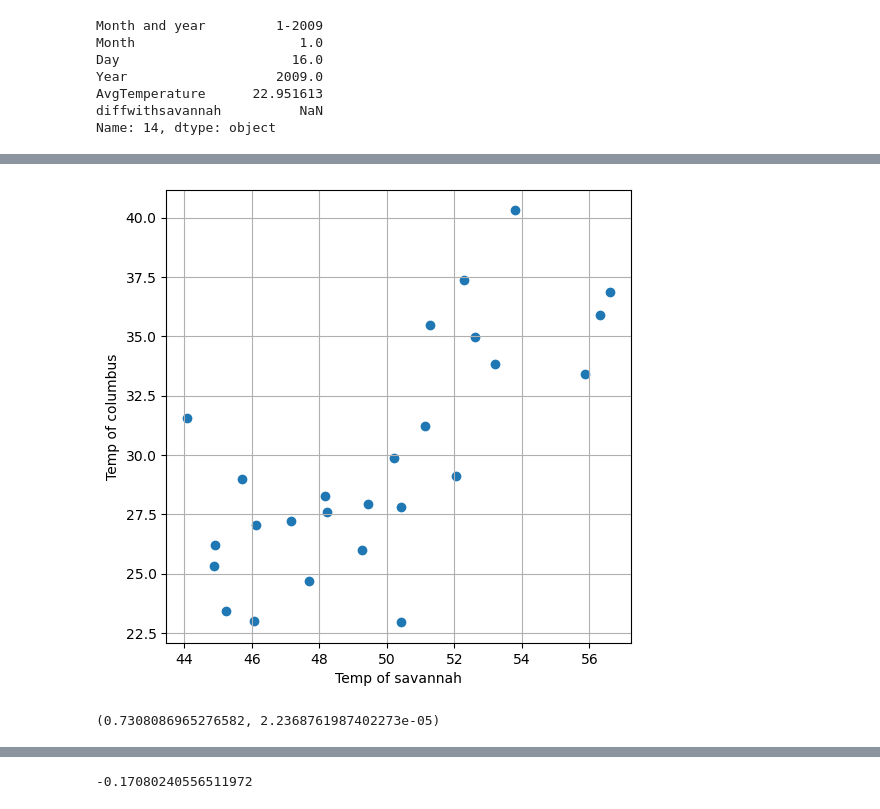
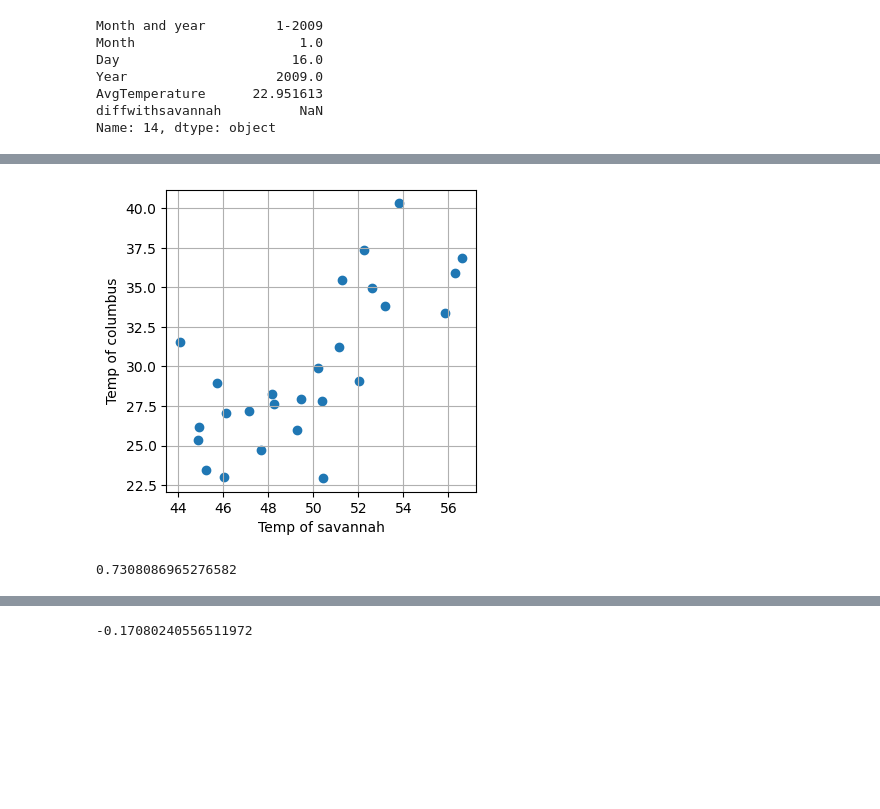
Before and after one commit to jasonduong96/arctic-influence, a Jupyter notebook: Project #1- Influence of temperature fronts on continental U.S.ipynb, the cells around one changed output, grey strips where cells are left out. Drawn from its saved outputs; the diff is of its cells as text; code cells hidden in the pictures; blank space fills up the shorter version.

```diff
--- a/Project #1- Influence of temperature fronts on continental U.S.ipynb
+++ b/Project #1- Influence of temperature fronts on continental U.S.ipynb
@@ -545,14 +317,14 @@ stats.pearsonr(dfcolumbus[dfcolumbus['Month']==1].groupby('Month and year').mean
 # %%
-plt.figure(figsize=(6,6), dpi=100)
+plt.figure(figsize=(4,4), dpi=100)
 plt.grid()
 plt.scatter(dfsavannah[dfsavannah['Month']==1].groupby('Month and year').mean()['AvgTemperature'], dfcolumbus[dfcolumbus['Month']==1].groupby('Month and year').mean()['AvgTemperature'])
 plt.xlabel('Temp of savannah')
 plt.ylabel('Temp of columbus')
 plt.show()
 # %% [output]
-[figure, old version]
+[figure, new version]
 # %%
-stats.pearsonr(dfsavannah[dfsavannah['Month']==1].groupby('Month and year').mean()['AvgTemperature'], dfcolumbus[dfcolumbus['Month']==1].groupby('Month and year').mean()['AvgTemperature'])
+stats.pearsonr(dfsavannah[dfsavannah['Month']==1].groupby('Month and year').mean()['AvgTemperature'], dfcolumbus[dfcolumbus['Month']==1].groupby('Month and year').mean()['AvgTemperature'])[0]
 # %% [output]
-(0.7308086965276582, 2.2368761987402273e-05)
+0.7308086965276582
 # %%
```
Also changed, not shown: parts of 64 cells of this notebook.
